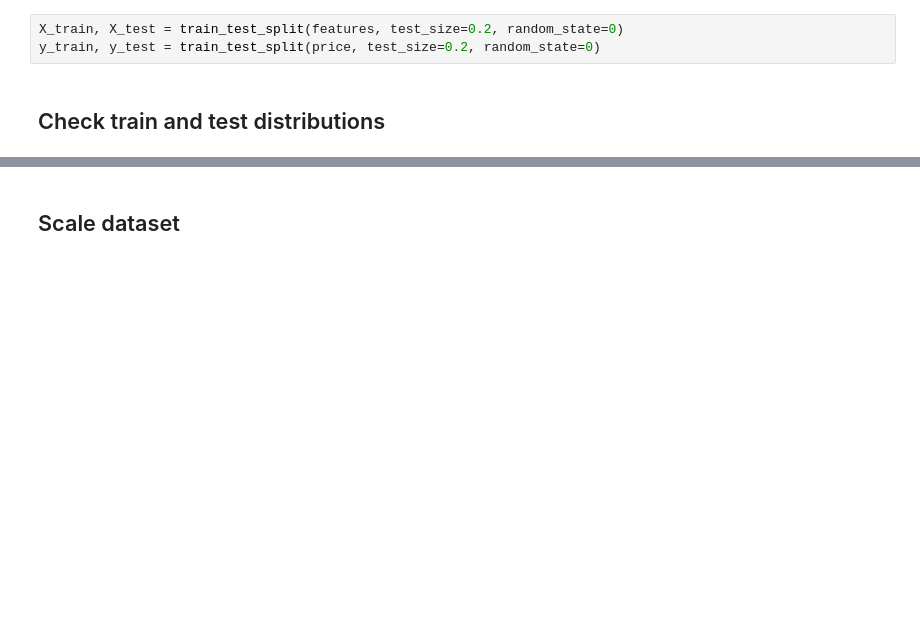
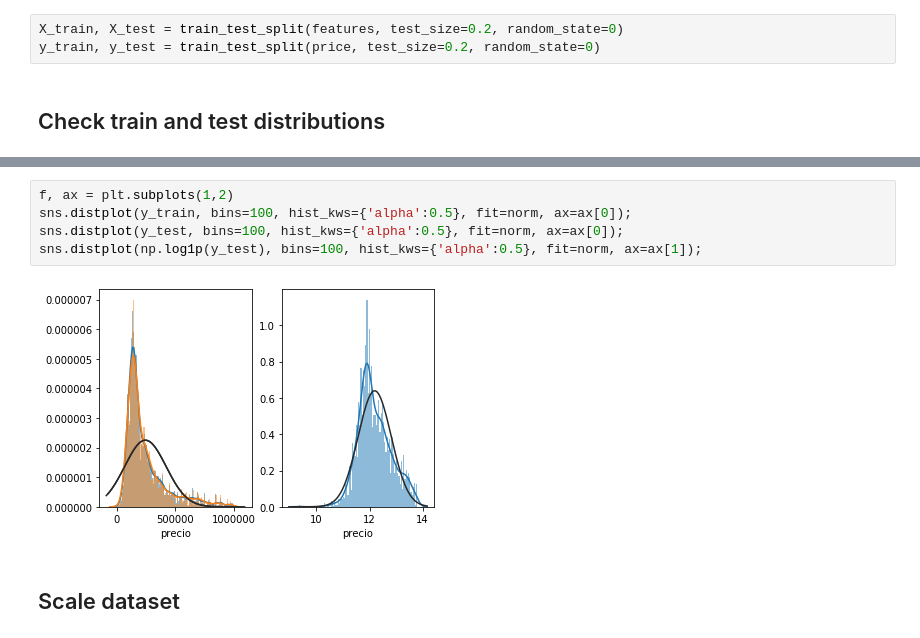
Before and after one commit to creyesp/houses-project, a Jupyter notebook: notebooks/Second_day_workshop.ipynb, the cells around one changed output, grey strips where cells are left out. Drawn from its saved outputs; the diff is of its cells as text; blank space fills up the shorter version.

```diff
--- a/notebooks/Second_day_workshop.ipynb
+++ b/notebooks/Second_day_workshop.ipynb
@@ -65,3 +65,10 @@ plt.hist(y_test, bins=100, density=True, alpha=0.5);
+# %%
+f, ax = plt.subplots(1,2)
+sns.distplot(y_train, bins=100, hist_kws={'alpha':0.5}, fit=norm, ax=ax[0]);
+sns.distplot(y_test, bins=100, hist_kws={'alpha':0.5}, fit=norm, ax=ax[0]);
+sns.distplot(np.log1p(y_test), bins=100, hist_kws={'alpha':0.5}, fit=norm, ax=ax[1]);
+# %% [output]
+[figure, added]
 # %% [markdown]
 ## Scale dataset
 # %%
```
Also changed, not shown: parts of 35 cells of this notebook, 1 other file.
